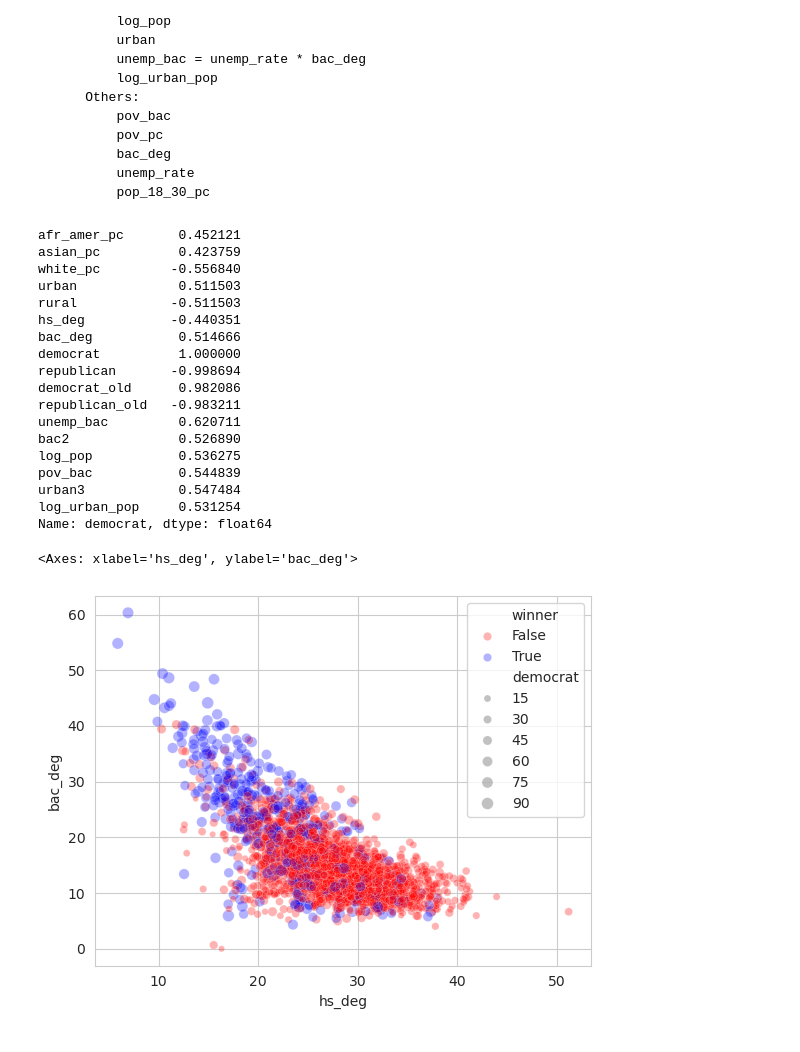
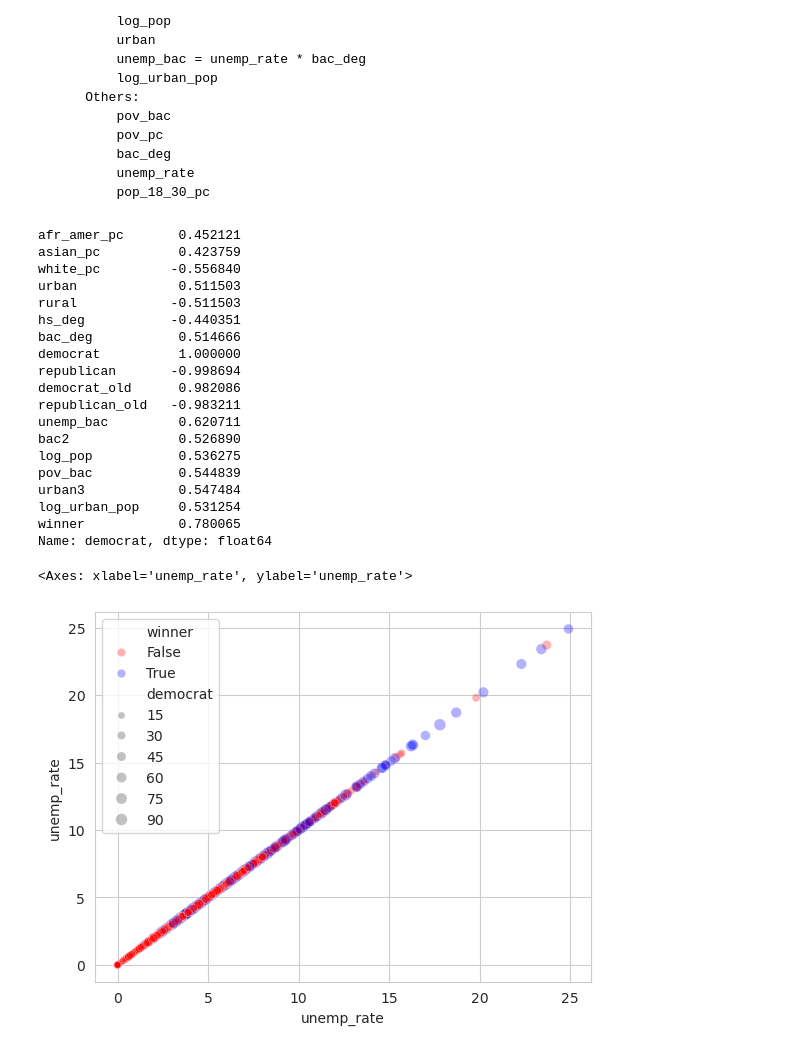
Before and after one commit to srijanrodo/erdos_ds_project, a Jupyter notebook: data_visualization.ipynb, the cells around one changed output. Cells and saved outputs as stored; diff of their text form; code cells hidden in the pictures.

```diff
--- a/data_visualization.ipynb
+++ b/data_visualization.ipynb
@@ -65,11 +65,11 @@ plt.show()
 # %% [output]
 [figure]
 # %%
-agg_train['unemp_bac']=agg_train['unemp_rate']*agg_train['bac_deg']
+agg_train['unemp_bac']=agg_train['unemp_rate']*agg_train['bac_deg']/100
 agg_train['bac2']=agg_train['bac_deg']**2
-agg_train['unemp_rate2']=agg_train['unemp_rate']**2
+agg_train['unemp_rate2']=np.log10(agg_train['unemp_rate'])
 agg_train['log_pop']=np.log10(agg_train['total_pop'])
-agg_train['young_unemp']=np.log10(agg_train['pop_18_30_pc']*agg_train['unemp_rate'])
+agg_train['young_unemp']=(agg_train['pop_18_30_pc']*agg_train['unemp_rate'])
 agg_train['log_pov']=np.log10(agg_train['pov_pc'])
 agg_train['pov_bac']=agg_train['pov_pc']*agg_train['bac_deg']
 agg_train['log_urban_pop']=np.log10(agg_train['urban']*agg_train['total_pop'])
@@ -116,9 +126,10 @@ log_pop           0.536275
 pov_bac           0.544839
 urban3            0.547484
 log_urban_pop     0.531254
+winner            0.780065
 Name: democrat, dtype: float64
 # %%
-sns.scatterplot(data=agg_train,x='hs_deg',y='bac_deg',hue='winner',size='democrat',palette=['red','blue'], alpha=0.3)
+sns.scatterplot(data=agg_train,x='unemp_rate',y='unemp_rate',hue='winner',size='democrat',palette=['red','blue'], alpha=0.3)
 # %% [output]
-<Axes: xlabel='hs_deg', ylabel='bac_deg'>
+<Axes: xlabel='unemp_rate', ylabel='unemp_rate'>
-[figure, old version]
+[figure, new version]
```
Also changed, not shown: parts of 2 cells of this notebook, 1 other file.
